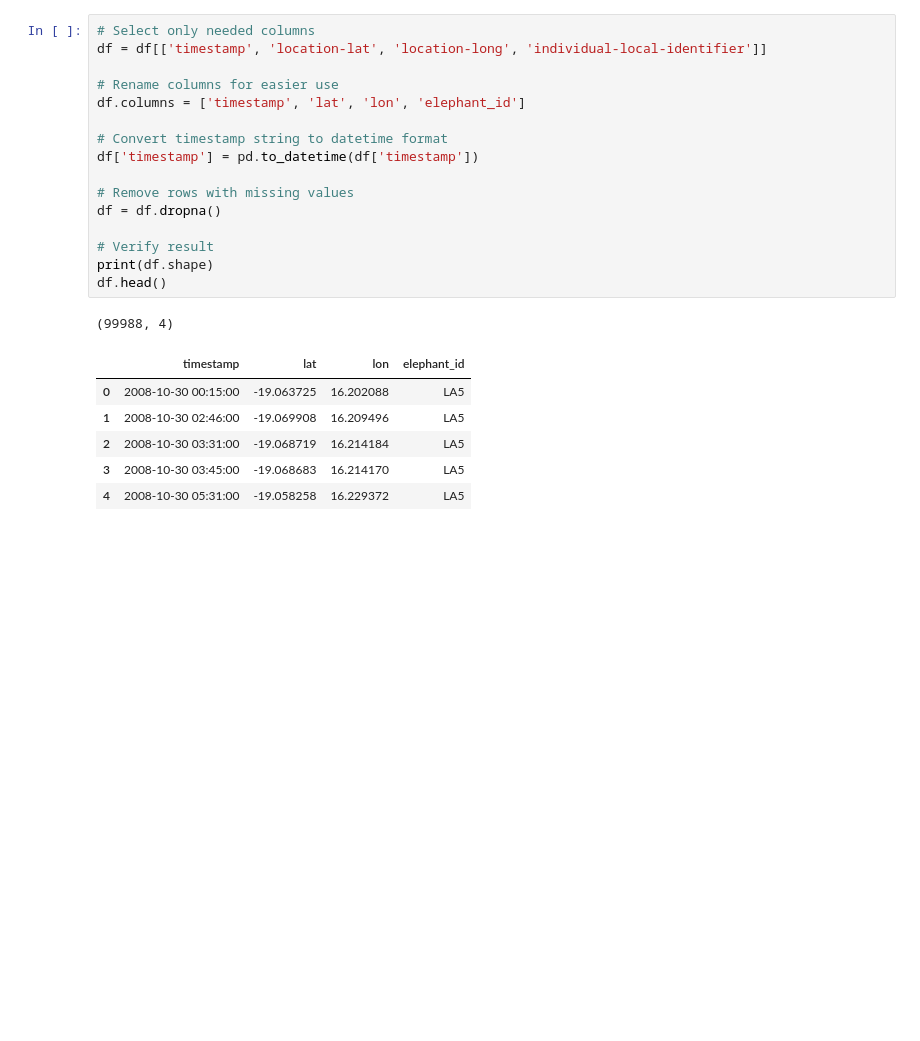
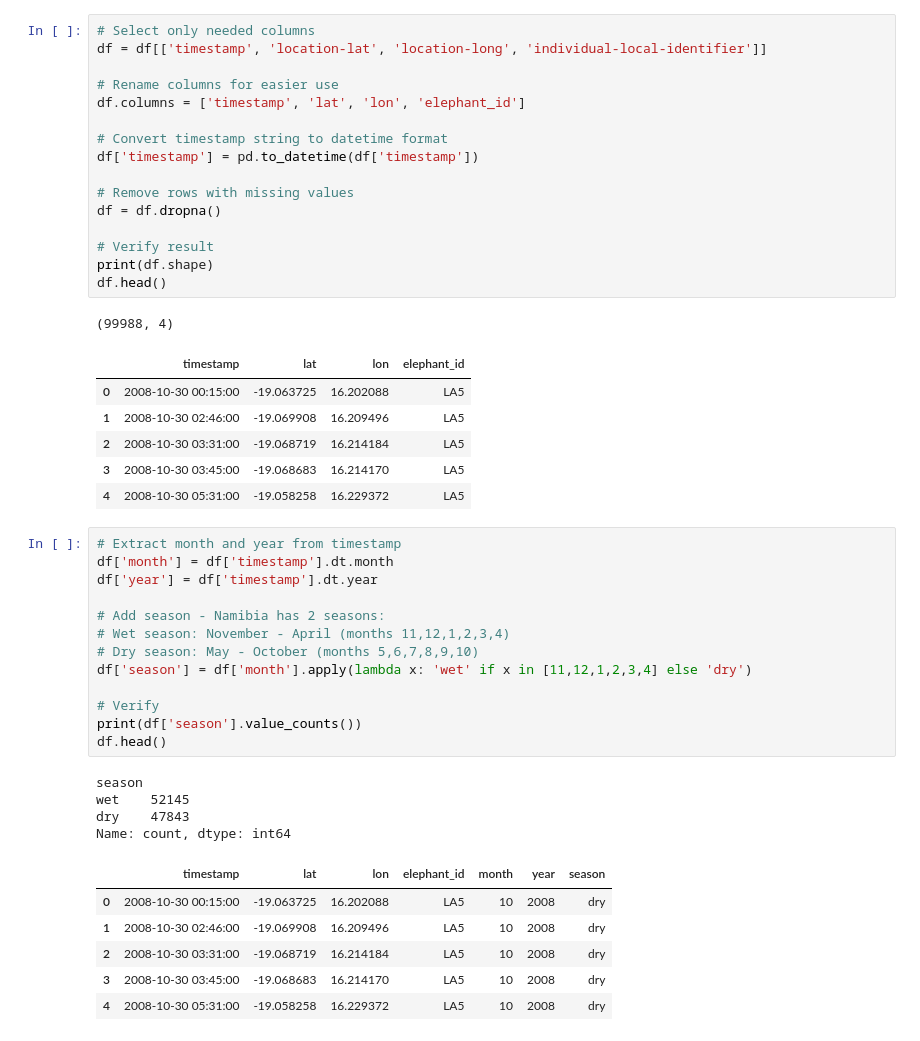
Before and after one commit to manuela1702/elephant_migration, a Jupyter notebook: elephant_migration.ipynb, the cells around one changed output. Drawn from its saved outputs; the diff is of its cells as text; blank space fills up the shorter version.

```diff
--- a/elephant_migration.ipynb
+++ b/elephant_migration.ipynb
@@ -48,3 +48,27 @@ df.head()
 | 2 | 2008-10-30 03:31:00 | -19.068719 | 16.214184 | LA5 |
 | 3 | 2008-10-30 03:45:00 | -19.068683 | 16.214170 | LA5 |
 | 4 | 2008-10-30 05:31:00 | -19.058258 | 16.229372 | LA5 |
+# %%
+# Extract month and year from timestamp
+df['month'] = df['timestamp'].dt.month
+df['year'] = df['timestamp'].dt.year
+
+# Add season - Namibia has 2 seasons:
+# Wet season: November - April (months 11,12,1,2,3,4)
+# Dry season: May - October (months 5,6,7,8,9,10)
+df['season'] = df['month'].apply(lambda x: 'wet' if x in [11,12,1,2,3,4] else 'dry')
+
+# Verify
+print(df['season'].value_counts())
+df.head()
+# %% [output]
+season
+wet    52145
+dry    47843
+Name: count, dtype: int64
+|  | timestamp | lat | lon | elephant_id | month | year | season |
+| 0 | 2008-10-30 00:15:00 | -19.063725 | 16.202088 | LA5 | 10 | 2008 | dry |
+| 1 | 2008-10-30 02:46:00 | -19.069908 | 16.209496 | LA5 | 10 | 2008 | dry |
+| 2 | 2008-10-30 03:31:00 | -19.068719 | 16.214184 | LA5 | 10 | 2008 | dry |
+| 3 | 2008-10-30 03:45:00 | -19.068683 | 16.214170 | LA5 | 10 | 2008 | dry |
+| 4 | 2008-10-30 05:31:00 | -19.058258 | 16.229372 | LA5 | 10 | 2008 | dry |
```
Also changed, not shown: parts of 1 cell of this notebook.
